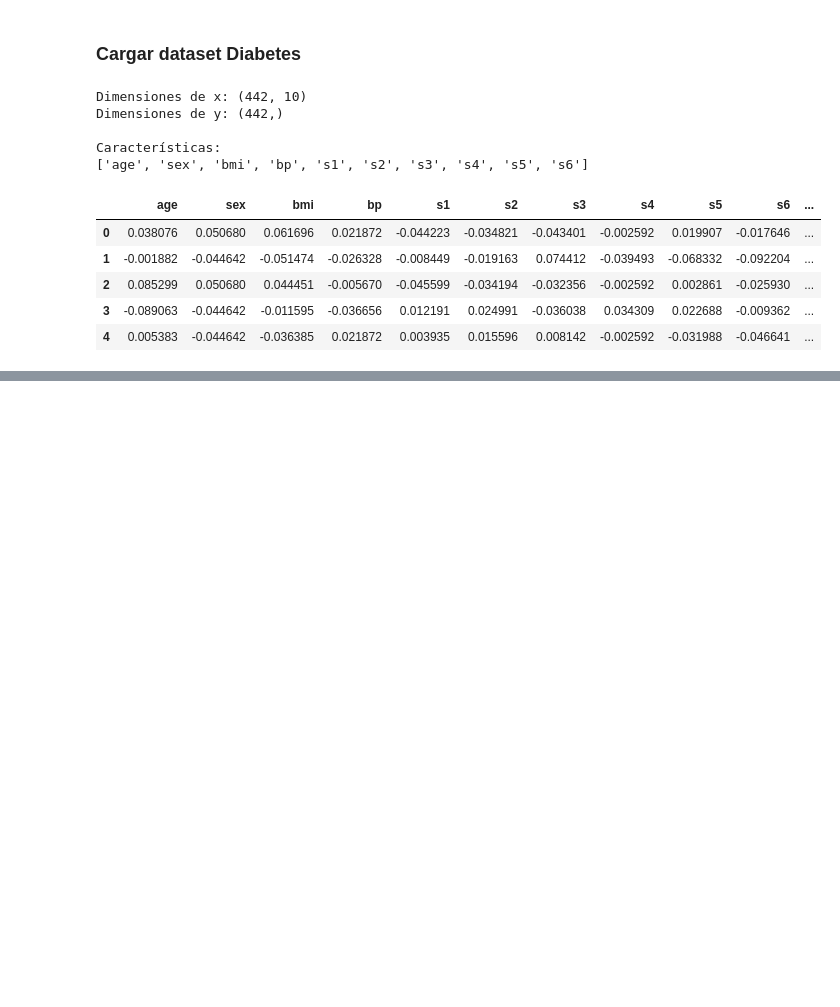
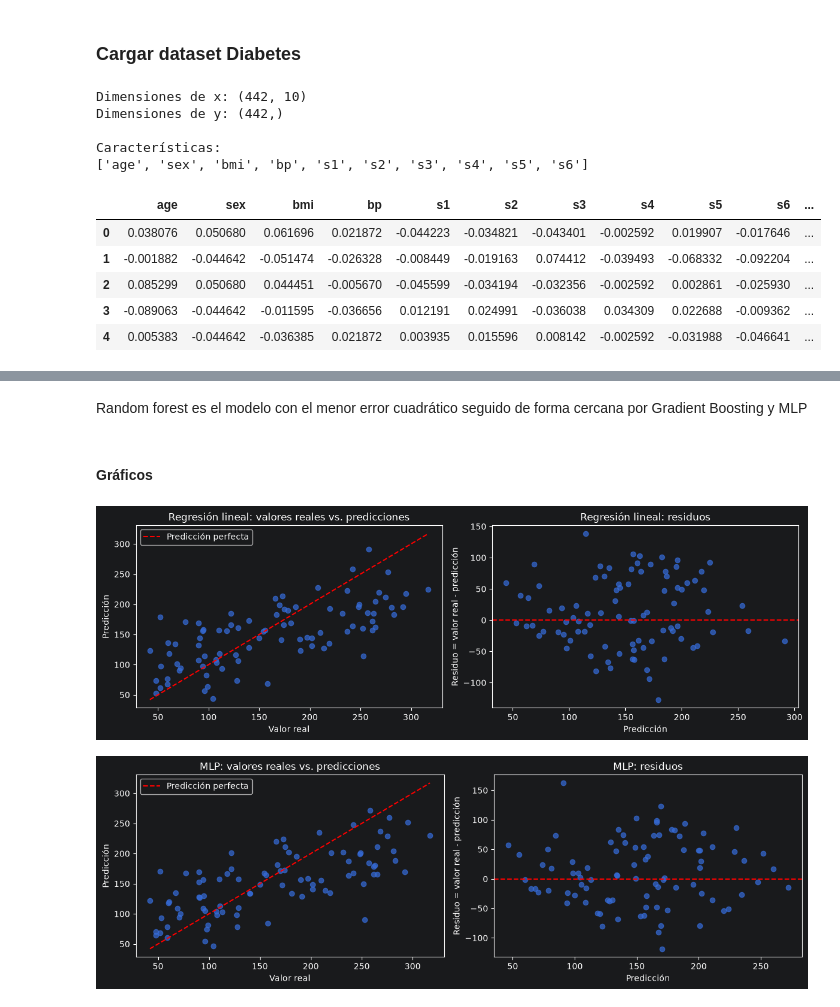
Before and after one commit to Boris-epn/Recuperaci-n-de-la-informaci-n, a Jupyter notebook: Primer bimestre/01_revml.ipynb, the cells around one changed output, grey strips where cells are left out. Drawn from its saved outputs; the diff is of its cells as text; code cells hidden in the pictures; blank space fills up the shorter version.

```diff
--- a/Primer bimestre/01_revml.ipynb
+++ b/Primer bimestre/01_revml.ipynb
@@ -530,0 +560,18 @@ Espero que un modelo más flexible produzca una menor cantidad de errores ante d
+# %%
+modelo_lineal = Pipeline([
+    ("escalador", StandardScaler()),
+    ("regresor", LinearRegression())
+])
+
+modelo_lineal.fit(x_train_reg, y_train_reg)
+pred_lineal_val = modelo_lineal.predict(x_val_reg)
+
+mae_lineal_val = mean_absolute_error(y_val_reg, pred_lineal_val)
+rmse_lineal_val = np.sqrt(
+    mean_squared_error(y_val_reg, pred_lineal_val)
+)
+r2_lineal_val = r2_score(y_val_reg, pred_lineal_val)
+
+print("MAE en validación:", mae_lineal_val)
+print("RMSE en validación:", rmse_lineal_val)
+print("R² en validación:", r2_lineal_val)
@@ -530,0 +966,44 @@ Espero que un modelo más flexible produzca una menor cantidad de errores ante d
+# %% [markdown]
+Random forest es el modelo con el menor error cuadrático seguido de forma cercana por Gradient Boosting y MLP
+# %% [markdown]
+#### Gráficos
+# %%
+
+def graficar_resultados_regresion(nombre_modelo):
+    predicciones = predicciones_prueba[nombre_modelo]
+    residuos = y_test_reg - predicciones
+
+    fig, ejes = plt.subplots(1, 2, figsize=(12, 4))
+
+    # Valores reales frente a predicciones
+    limite_min = min(y_test_reg.min(), predicciones.min())
+    limite_max = max(y_test_reg.max(), predicciones.max())
+
+    ejes[0].scatter(y_test_reg, predicciones, alpha=0.7)
+    ejes[0].plot(
+        [limite_min, limite_max],
+        [limite_min, limite_max],
+        color="red",
+        linestyle="--",
+        label="Predicción perfecta"
+    )
+    ejes[0].set_title(f"{nombre_modelo}: valores reales vs. predicciones")
+    ejes[0].set_xlabel("Valor real")
+    ejes[0].set_ylabel("Predicción")
+    ejes[0].legend()
+
+    # Residuos
+    ejes[1].scatter(predicciones, residuos, alpha=0.7)
+    ejes[1].axhline(0, color="red", linestyle="--")
+    ejes[1].set_title(f"{nombre_modelo}: residuos")
+    ejes[1].set_xlabel("Predicción")
+    ejes[1].set_ylabel("Residuo = valor real - predicción")
+
+    plt.tight_layout()
+    plt.show()
+
+graficar_resultados_regresion("Regresión lineal")
+graficar_resultados_regresion("MLP")
+# %% [output]
+[figure, added]
+[figure, added]
```
Also changed, not shown: parts of 27 cells of this notebook.
